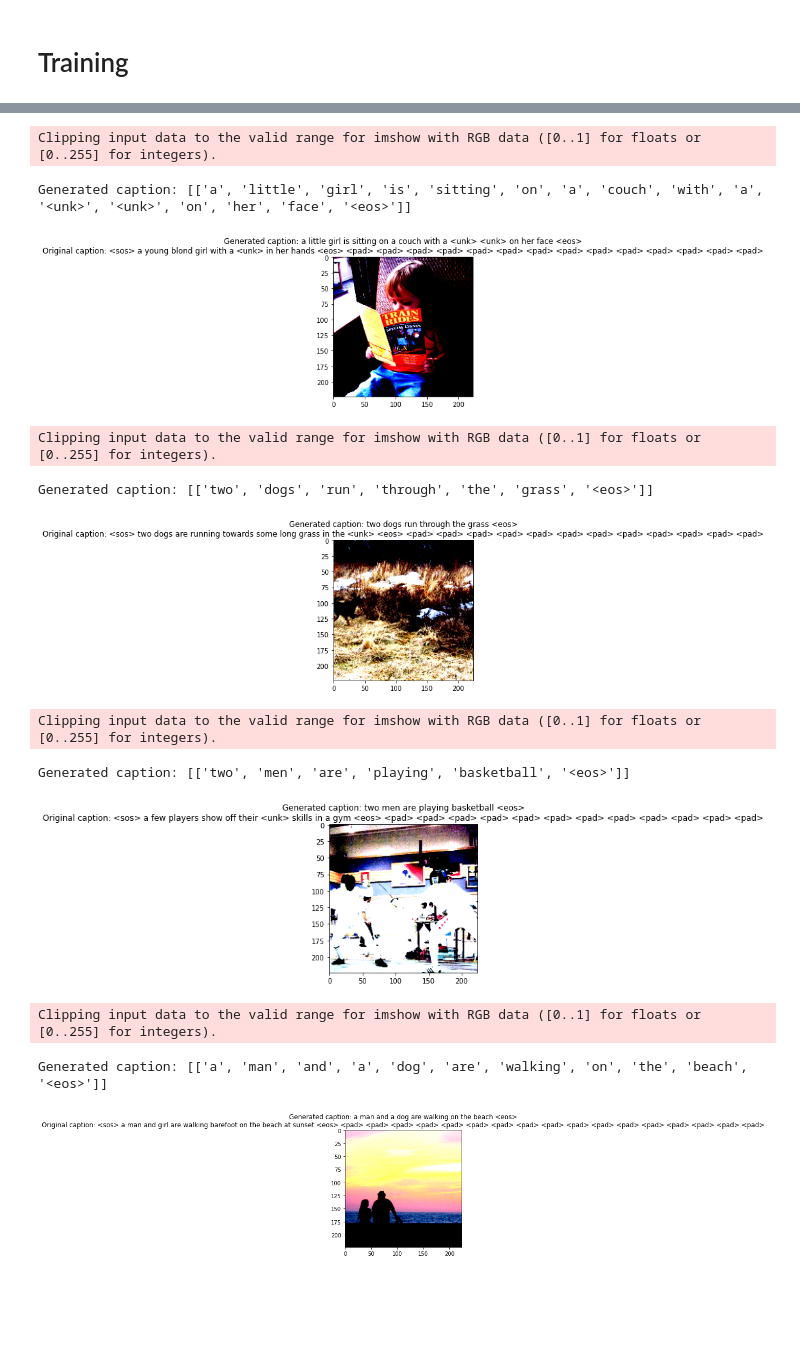
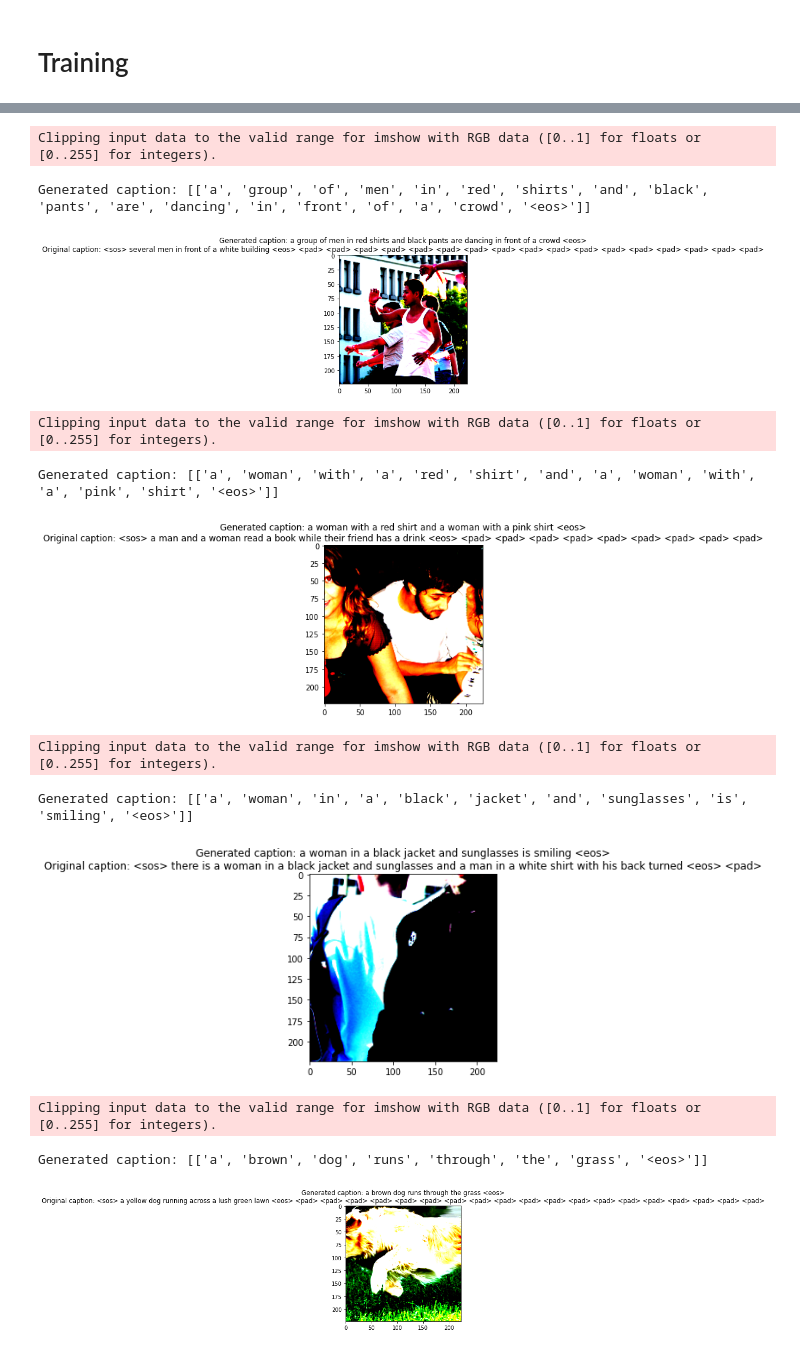
Before and after one commit to florinbarbisch/del, a Jupyter notebook: mc2.ipynb, the cells around one changed output, grey strips where cells are left out. Saved outputs shown, nothing was run; the diff lists cells and outputs as text; code cells hidden in the pictures; blank space fills up the shorter version.

Commit message:
Added: split by image, save/load model, bleu score, test

```diff
--- a/mc2.ipynb
+++ b/mc2.ipynb
@@ -214 +223,19 @@ class Collate:
         return images, captions
+# %%
+group_by_image = True
+dataset = Flickr8kDataset(config["image_dir"],
+                          config["caption_file"],
+                            None,
+                          special_word_tokenizer.tokenize,
+                          vocab,
+                          models.ResNet50_Weights.IMAGENET1K_V1.transforms(),
+                          group_by_image=group_by_image)
+(dataset[0][0].shape, dataset[0][1])
+
+test_loader = DataLoader(dataset,
+                         batch_size=config["batch_size"],
+                         shuffle=False,
+                         pin_memory=True,
+                         collate_fn=Collate(vocab.pad_idx))# if not group_by_image else None)
+len(next(iter(test_loader))[1][0])
+next(iter(test_loader))[0].size(), len(next(iter(test_loader))[1]), next(iter(test_loader))[1][0].size()
@@ -538,3 +564,8 @@ class Flickr8kDataModule(pl.LightningDataModule):
 flickr8k_data_module = Flickr8kDataModule(config, transform=models.ResNet50_Weights.IMAGENET1K_V1.transforms())
 # %%
 flickr8k_data_module.setup()
+# %%
+image, sentences = next(iter(flickr8k_data_module.train_dataloader()))
+print(f"Train loader image shape: {image.shape}, sentences shape: {sentences.shape}")
+test = next(iter(flickr8k_data_module.test_dataloader()))
+len(test)
@@ -543,7 +596,6 @@ flickr8k_data_module.setup()
 # %%
 # Use the DataModule with a PyTorch Lightning Trainer
-wandb.finish()
-wandb_logger = WandbLogger(project="del-mc2", entity="florin-barbisch", config=config)
+wandb_logger = WandbLogger(project="del-mc2", entity="florin-barbisch", config=config, log_model="all")
 
 model = ImageCaptioning(
     config["embedding_dim"],
@@ -561,11 +613,13 @@ early_stopping_callback = pl.callbacks.EarlyStopping(monitor='val_loss', patienc
 
 trainer = pl.Trainer(
     accelerator = config["accelerator"],
-    max_epochs = config["epochs"],
+    max_epochs = 1,#config["epochs"],
     callbacks = [checkpoint_callback, early_stopping_callback],
     logger = wandb_logger,
     log_every_n_steps = 10
 )
 
 trainer.fit(model, flickr8k_data_module)
+trainer.test(model, flickr8k_data_module.test_dataloader())
+wandb.finish()
 # %% [output]
@@ -606,0 +664,3 @@ LOCAL_RANK: 0 - CUDA_VISIBLE_DEVICES: [0]
+# %%
+artifact_dir = wandb.Api().artifact(f"florin-barbisch/del-mc2/model-1lurxa3y:best_k").download()
+model = ImageCaptioning.load_from_checkpoint(os.path.join(artifact_dir, "model.ckpt"))
@@ -607,34 +674,34 @@ LOCAL_RANK: 0 - CUDA_VISIBLE_DEVICES: [0]
 # %%
 # sample on first image and show the result
 model = model.to(torch.device('cuda'))
 
 i = 0
 for image, caption in iter(flickr8k_data_module.train_dataloader()):
     if i == 5:
         break
     i += 1
     image = image.to(torch.device('cuda'))
     image = image[0].unsqueeze(0)
     # send image to cuda
     #caption = caption[0].unsqueeze(0)
 
-    generated_caption = model.sample(image)
+    generated_caption = model.sample_greedy(image)
     print("Generated caption:", generated_caption)
 
     plt.imshow(image[0].permute(1, 2, 0).cpu())
     plt.title(f"Generated caption: {' '.join(generated_caption[0])}\nOriginal caption: {' '.join([flickr8k_data_module.vocab.idx_to_token(idx.item()) for idx in caption[0]])}")
     plt.show()
 # %% [output]
 Clipping input data to the valid range for imshow with RGB data ([0..1] for floats or [0..255] for integers).
-Generated caption: [['a', 'little', 'girl', 'is', 'sitting', 'on', 'a', 'couch', 'with', 'a', '<unk>', '<unk>', 'on', 'her', 'face', '<eos>']]
+Generated caption: [['a', 'group', 'of', 'men', 'in', 'red', 'shirts', 'and', 'black', 'pants', 'are', 'dancing', 'in', 'front', 'of', 'a', 'crowd', '<eos>']]
-[figure, old version]
+[figure, new version]
 Clipping input data to the valid range for imshow with RGB data ([0..1] for floats or [0..255] for integers).
-Generated caption: [['two', 'dogs', 'run', 'through', 'the', 'grass', '<eos>']]
+Generated caption: [['a', 'woman', 'with', 'a', 'red', 'shirt', 'and', 'a', 'woman', 'with', 'a', 'pink', 'shirt', '<eos>']]
-[figure, old version]
+[figure, new version]
 Clipping input data to the valid range for imshow with RGB data ([0..1] for floats or [0..255] for integers).
-Generated caption: [['two', 'men', 'are', 'playing', 'basketball', '<eos>']]
+Generated caption: [['a', 'woman', 'in', 'a', 'black', 'jacket', 'and', 'sunglasses', 'is', 'smiling', '<eos>']]
-[figure, old version]
+[figure, new version]
 Clipping input data to the valid range for imshow with RGB data ([0..1] for floats or [0..255] for integers).
-Generated caption: [['a', 'man', 'and', 'a', 'dog', 'are', 'walking', 'on', 'the', 'beach', '<eos>']]
+Generated caption: [['a', 'brown', 'dog', 'runs', 'through', 'the', 'grass', '<eos>']]
-[figure, old version]
+[figure, new version]
 ... (3 outputs left out)
```
Also changed, not shown: parts of 15 cells of this notebook.
